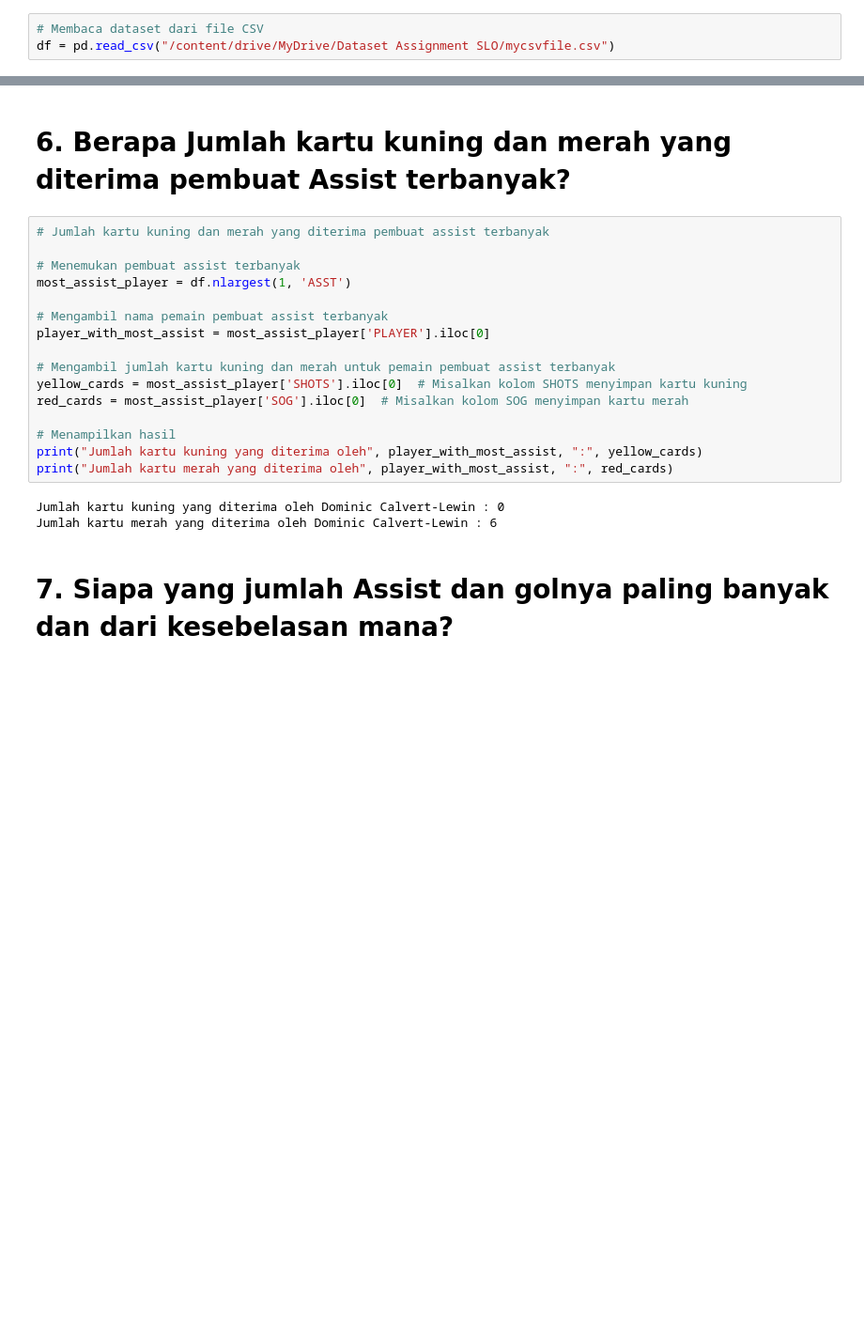
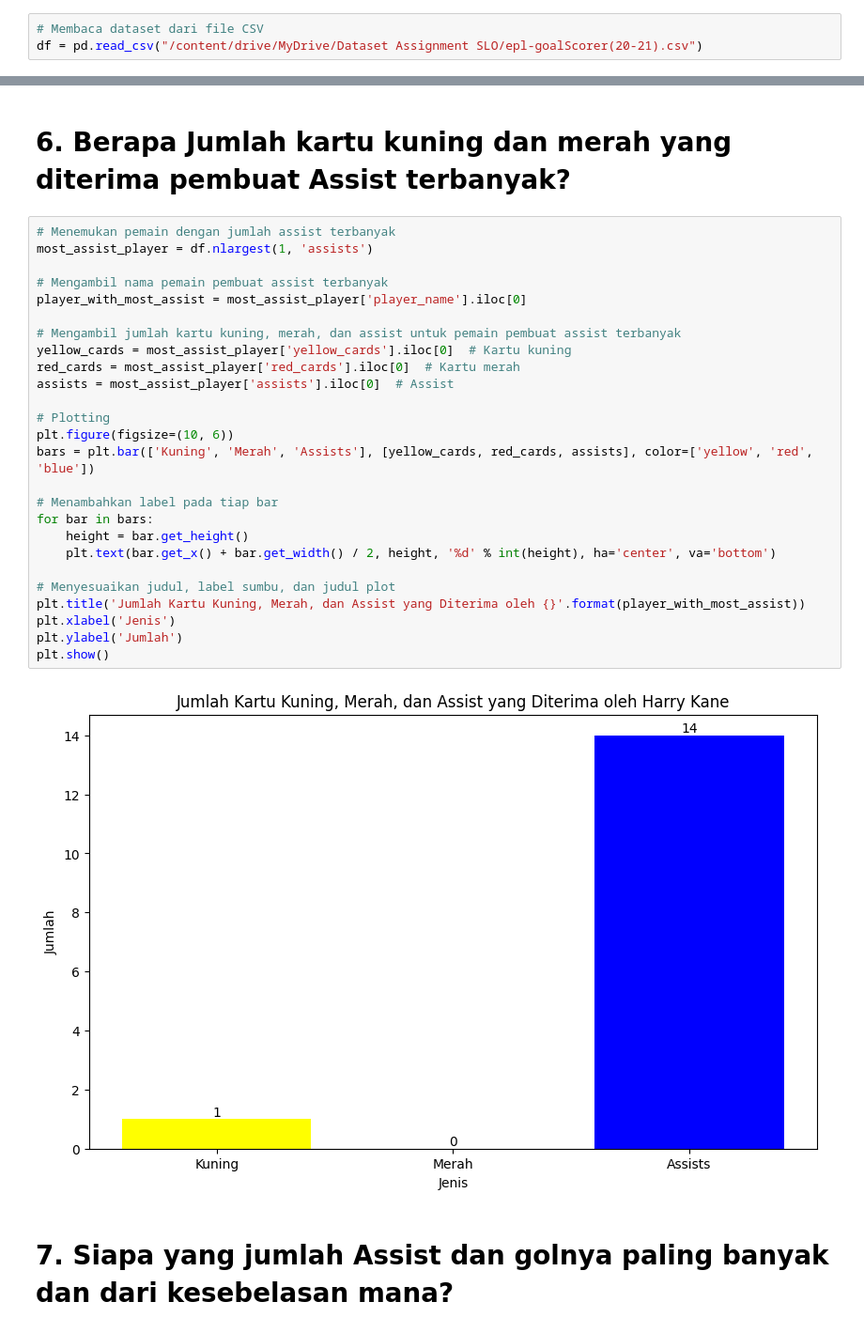
Before and after one commit to Fiyaaak/TUGAS-PEMBELAJARAN-SECARA-STATISTIK-DAN-OPTIMISASI, a Jupyter notebook: Tugas_SLO_Week_6_(Data_Visualization).ipynb, the cells around one changed output, grey strips where cells are left out. Shown: that part at 94% size. Drawn from its saved outputs; the diff is of its cells as text; blank space fills up the shorter version.

```diff
--- a/Tugas_SLO_Week_6_(Data_Visualization).ipynb
+++ b/Tugas_SLO_Week_6_(Data_Visualization).ipynb
@@ -15,7 +25,7 @@ drive.mount('/content/drive')
 Mounted at /content/drive
 # %%
 # Membaca dataset dari file CSV
-df = pd.read_csv("/content/drive/MyDrive/Dataset Assignment SLO/mycsvfile.csv")
+df = pd.read_csv("/content/drive/MyDrive/Dataset Assignment SLO/epl-goalScorer(20-21).csv")
 # %% [markdown]
 # Menampilkan informasi terkait Dataset
 # %%
@@ -163,23 +225,32 @@ Arsenal
 # %% [markdown]
 # 6. Berapa Jumlah kartu kuning dan merah yang diterima pembuat Assist terbanyak?
-# %%
-# Jumlah kartu kuning dan merah yang diterima pembuat assist terbanyak
-
-# Menemukan pembuat assist terbanyak
-most_assist_player = df.nlargest(1, 'ASST')
-
-# Mengambil nama pemain pembuat assist terbanyak
-player_with_most_assist = most_assist_player['PLAYER'].iloc[0]
-
-# Mengambil jumlah kartu kuning dan merah untuk pemain pembuat assist terbanyak
-yellow_cards = most_assist_player['SHOTS'].iloc[0]  # Misalkan kolom SHOTS menyimpan kartu kuning
-red_cards = most_assist_player['SOG'].iloc[0]  # Misalkan kolom SOG menyimpan kartu merah
-
-# Menampilkan hasil
-print("Jumlah kartu kuning yang diterima oleh", player_with_most_assist, ":", yellow_cards)
-print("Jumlah kartu merah yang diterima oleh", player_with_most_assist, ":", red_cards)
-# %% [output]
-Jumlah kartu kuning yang diterima oleh Dominic Calvert-Lewin : 0
-Jumlah kartu merah yang diterima oleh Dominic Calvert-Lewin : 6
+# %%
+# Menemukan pemain dengan jumlah assist terbanyak
+most_assist_player = df.nlargest(1, 'assists')
+
+# Mengambil nama pemain pembuat assist terbanyak
+player_with_most_assist = most_assist_player['player_name'].iloc[0]
+
+# Mengambil jumlah kartu kuning, merah, dan assist untuk pemain pembuat assist terbanyak
+yellow_cards = most_assist_player['yellow_cards'].iloc[0]  # Kartu kuning
+red_cards = most_assist_player['red_cards'].iloc[0]  # Kartu merah
+assists = most_assist_player['assists'].iloc[0]  # Assist
+
+# Plotting
+plt.figure(figsize=(10, 6))
+bars = plt.bar(['Kuning', 'Merah', 'Assists'], [yellow_cards, red_cards, assists], color=['yellow', 'red', 'blue'])
+
+# Menambahkan label pada tiap bar
+for bar in bars:
+    height = bar.get_height()
+    plt.text(bar.get_x() + bar.get_width() / 2, height, '%d' % int(height), ha='center', va='bottom')
+
+# Menyesuaikan judul, label sumbu, dan judul plot
+plt.title('Jumlah Kartu Kuning, Merah, dan Assist yang Diterima oleh {}'.format(player_with_most_assist))
+plt.xlabel('Jenis')
+plt.ylabel('Jumlah')
+plt.show()
+# %% [output]
+[figure, added]
 # %% [markdown]
 # 7. Siapa yang jumlah Assist dan golnya paling banyak dan dari kesebelasan mana?
```
Also changed, not shown: parts of 19 cells of this notebook.
